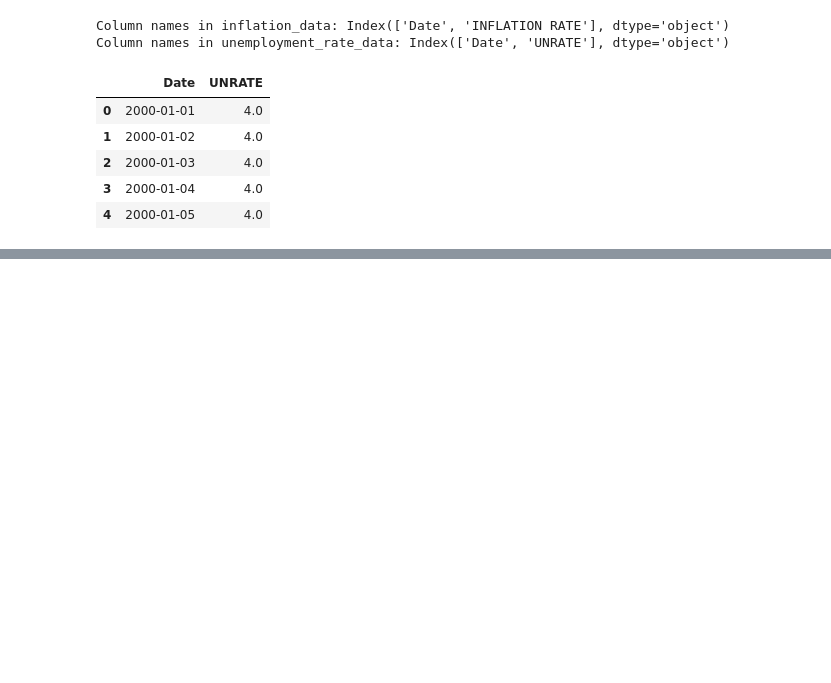
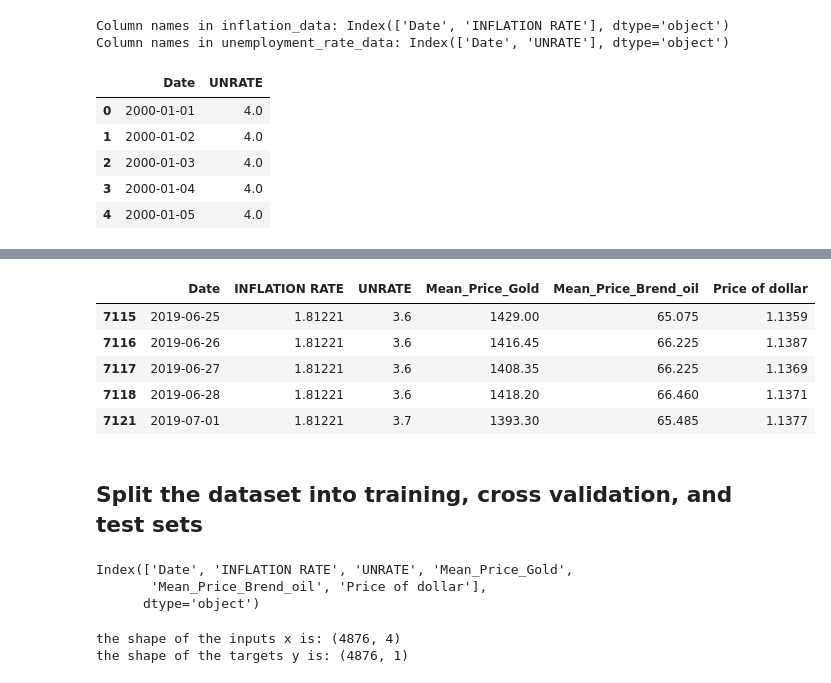
Before and after one commit to eljabriyassine/Predication-of-dollar, a Jupyter notebook: gold.ipynb, the cells around one changed output, grey strips where cells are left out. Saved outputs shown, nothing was run; the diff lists cells and outputs as text; code cells hidden in the pictures; blank space fills up the shorter version.

```diff
--- a/gold.ipynb
+++ b/gold.ipynb
@@ -559,0 +529,9 @@ Name: 2700, dtype: object
+# %%
+data_merge.tail()
+# %% [output]
+|  | Date | INFLATION RATE | UNRATE | Mean_Price_Gold | Mean_Price_Brend_oil | Price of dollar |
+| 7115 | 2019-06-25 | 1.81221 | 3.6 | 1429.00 | 65.075 | 1.1359 |
+| 7116 | 2019-06-26 | 1.81221 | 3.6 | 1416.45 | 66.225 | 1.1387 |
+| 7117 | 2019-06-27 | 1.81221 | 3.6 | 1408.35 | 66.225 | 1.1369 |
+| 7118 | 2019-06-28 | 1.81221 | 3.6 | 1418.20 | 66.460 | 1.1371 |
+| 7121 | 2019-07-01 | 1.81221 | 3.7 | 1393.30 | 65.485 | 1.1377 |
@@ -559,0 +543,8 @@ Name: 2700, dtype: object
+# %% [markdown]
+## Split the dataset into training, cross validation, and test sets
+# %%
+data_merge.columns
+# %% [output]
+Index(['Date', 'INFLATION RATE', 'UNRATE', 'Mean_Price_Gold',
+       'Mean_Price_Brend_oil', 'Price of dollar'],
+      dtype='object')
@@ -559,0 +560,6 @@ Name: 2700, dtype: object
+# %%
+print(f"the shape of the inputs x is: {X.shape}")
+print(f"the shape of the targets y is: {Y.shape}")
+# %% [output]
+the shape of the inputs x is: (4876, 4)
+the shape of the targets y is: (4876, 1)
```
Also changed, not shown: parts of 40 cells of this notebook.
